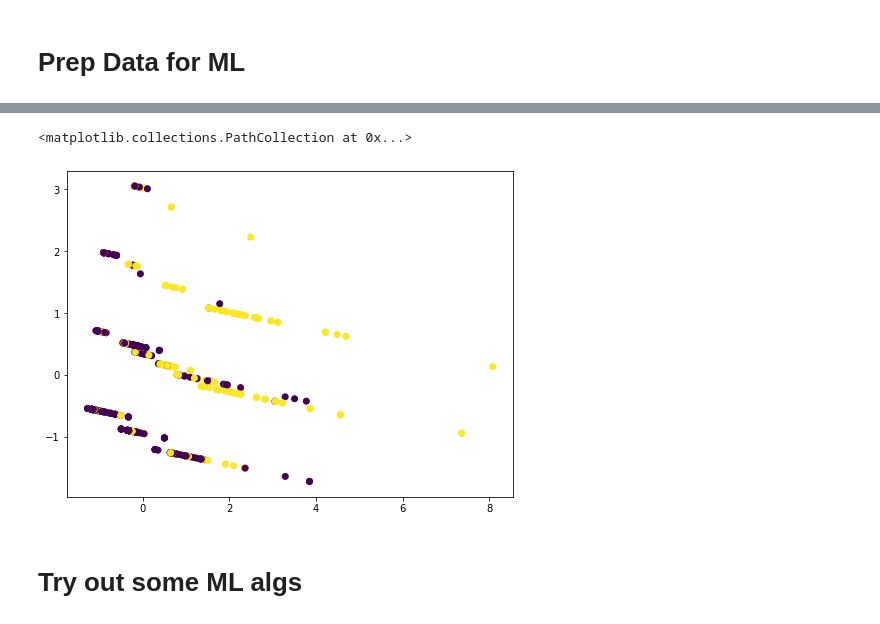
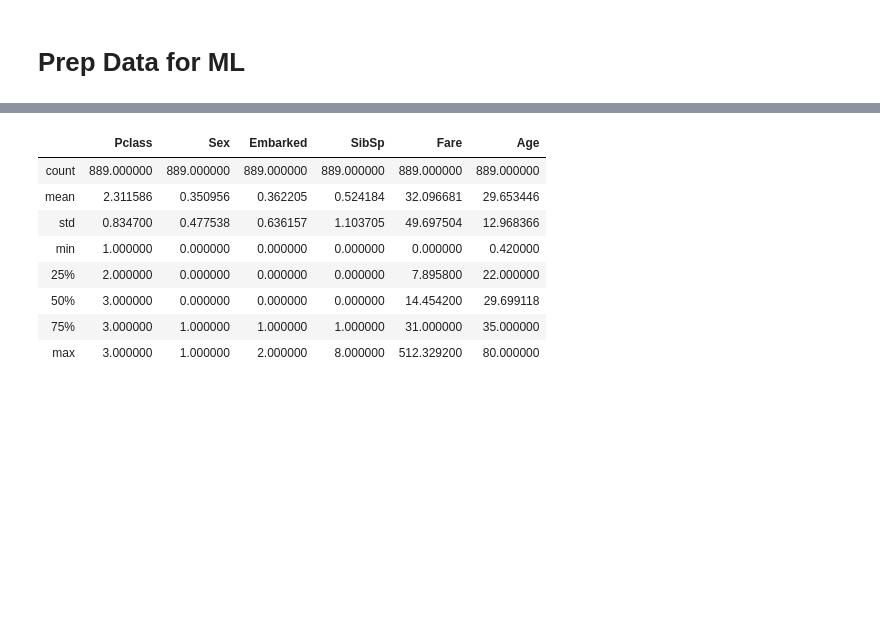
Before and after one commit to turnerdj95/floating_dumbbell, a Jupyter notebook: Data_Analysis.ipynb, the cells around one changed output, grey strips where cells are left out. Saved outputs shown, nothing was run; the diff lists cells and outputs as text; code cells hidden in the pictures; blank space fills up the shorter version.

```diff
--- a/Data_Analysis.ipynb
+++ b/Data_Analysis.ipynb
@@ -143,6 +151,6 @@ train_df.corr()
 # %% [markdown]
 # Prep Data for ML
 # %%
-# Separate Features from Target.  We're only going to look at features that had high correlation (>|.1|)
-X = train_df[['Pclass','Sex','Fare','Embarked']]
+# Separate Features from Target.  We're only going to look at features that had high correlation
+X = train_df[['Pclass','Sex','Embarked','SibSp','Fare','Age']]
 y = train_df['Survived']
@@ -149,2 +166,14 @@ y = train_df['Survived']
+# %%
+X.describe()
+# %% [output]
+|  | Pclass | Sex | Embarked | SibSp | Fare | Age |
+| count | 889.000000 | 889.000000 | 889.000000 | 889.000000 | 889.000000 | 889.000000 |
+| mean | 2.311586 | 0.350956 | 0.362205 | 0.524184 | 32.096681 | 29.653446 |
+| std | 0.834700 | 0.477538 | 0.636157 | 1.103705 | 49.697504 | 12.968366 |
+| min | 1.000000 | 0.000000 | 0.000000 | 0.000000 | 0.000000 | 0.420000 |
+| 25% | 2.000000 | 0.000000 | 0.000000 | 0.000000 | 7.895800 | 22.000000 |
+| 50% | 3.000000 | 0.000000 | 0.000000 | 0.000000 | 14.454200 | 29.699118 |
+| 75% | 3.000000 | 1.000000 | 1.000000 | 1.000000 | 31.000000 | 35.000000 |
+| max | 3.000000 | 1.000000 | 2.000000 | 8.000000 | 512.329200 | 80.000000 |
 # %%
 # Scale the data
@@ -159,9 +183,2 @@ X_pca = pca.transform(X_scaled)
-# %%
-# Quick visualization to see what new components look like, colored by target
-plt.figure(figsize=(8,6))
-plt.scatter(x=X_pca[:,0], y=X_pca[:,1],c=y)
-# %% [output]
-<matplotlib.collections.PathCollection at 0x...>
-[figure, removed]
 # %%
 # Separate into test and train arrays
@@ -169,2 +185,0 @@ X_train, X_test, y_train, y_test = train_test_split(X_pca, y, test_size=.33)
-# %% [markdown]
-# Try out some ML algs
```
Also changed, not shown: parts of 21 cells of this notebook.
